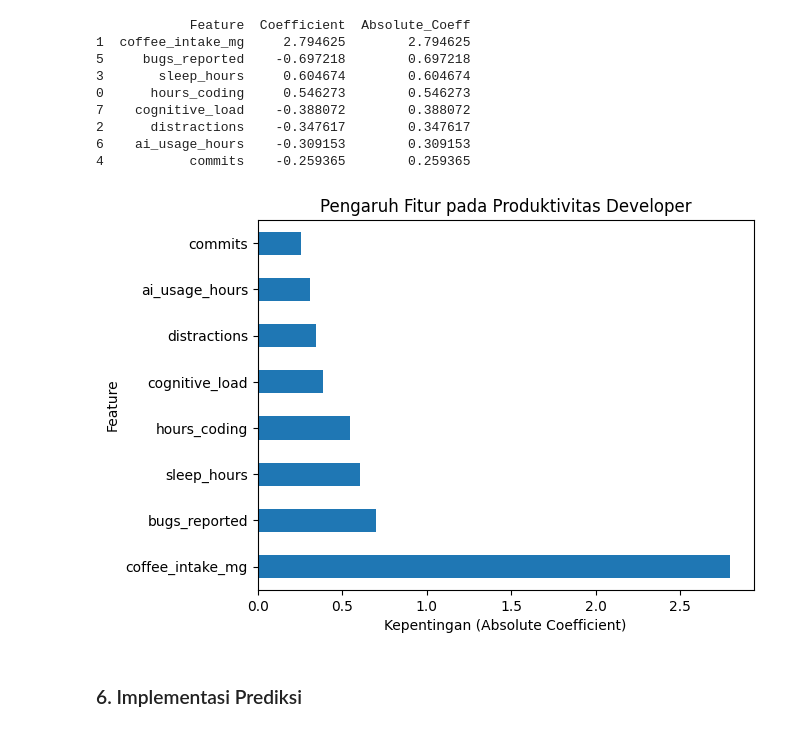
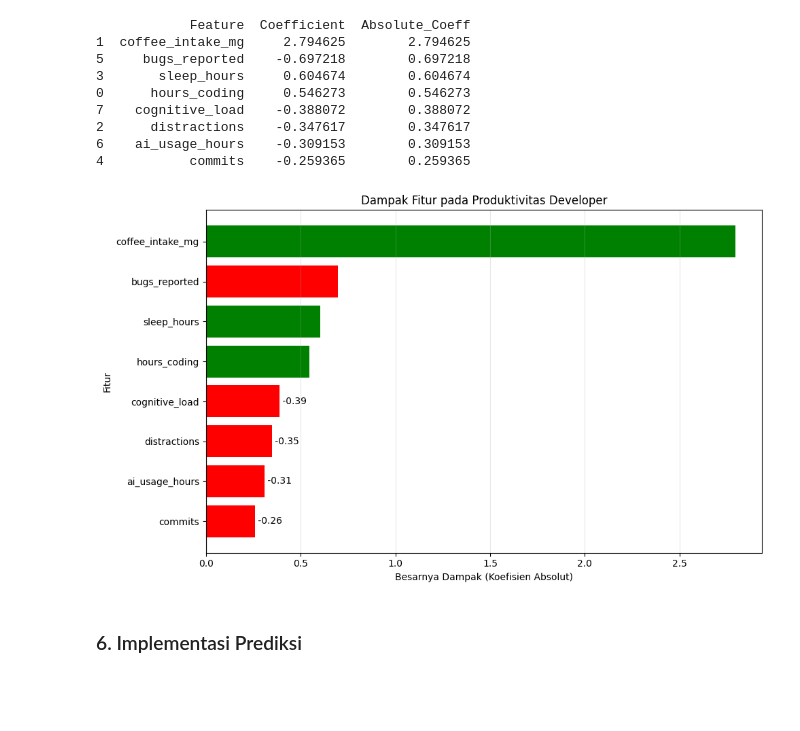
Before and after one commit to Faturar/data-mining-project-ai-developer-productivity-impact, a Jupyter notebook: main.ipynb, the cells around one changed output. Drawn from its saved outputs; the diff is of its cells as text; code cells hidden in the pictures; blank space fills up the shorter version.

```diff
--- a/main.ipynb
+++ b/main.ipynb
@@ -231,14 +203,26 @@ print(feature_importance)
 6    ai_usage_hours    -0.309153        0.309153
 4           commits    -0.259365        0.259365
 # %%
-import matplotlib.pyplot as plt
+sorted_features = feature_importance.sort_values('Absolute_Coeff', ascending=True)
 
-feature_importance.plot.barh(x='Feature', y='Absolute_Coeff', legend=False)
-plt.title("Pengaruh Fitur pada Produktivitas Developer")
-plt.xlabel("Kepentingan (Absolute Coefficient)")
-plt.show()
+plt.figure(figsize=(10,6))
+bars = plt.barh(sorted_features['Feature'], sorted_features['Absolute_Coeff'],
+               color=['red' if x < 0 else 'green' for x in sorted_features['Coefficient']])
+plt.axvline(x=0, color='black', linestyle='-')
+plt.title('Dampak Fitur pada Produktivitas Developer')
+plt.xlabel('Besarnya Dampak (Koefisien Absolut)')
+plt.ylabel('Fitur')
+plt.grid(axis='x', alpha=0.3)
+
+for bar, coef in zip(bars, sorted_features['Coefficient']):
+    width = bar.get_width()
+    plt.text(width, bar.get_y() + bar.get_height()/2, f' {coef:.2f}',
+            va='center',
+            color='white' if width > 0.5 else 'black')
+
+plt.tight_layout()
 # %% [output]
-[figure, old version]
+[figure, new version]
 # %% [markdown]
 ### 6. Implementasi Prediksi
 # %%
```
Also changed, not shown: parts of 18 cells of this notebook, 4 other files.
